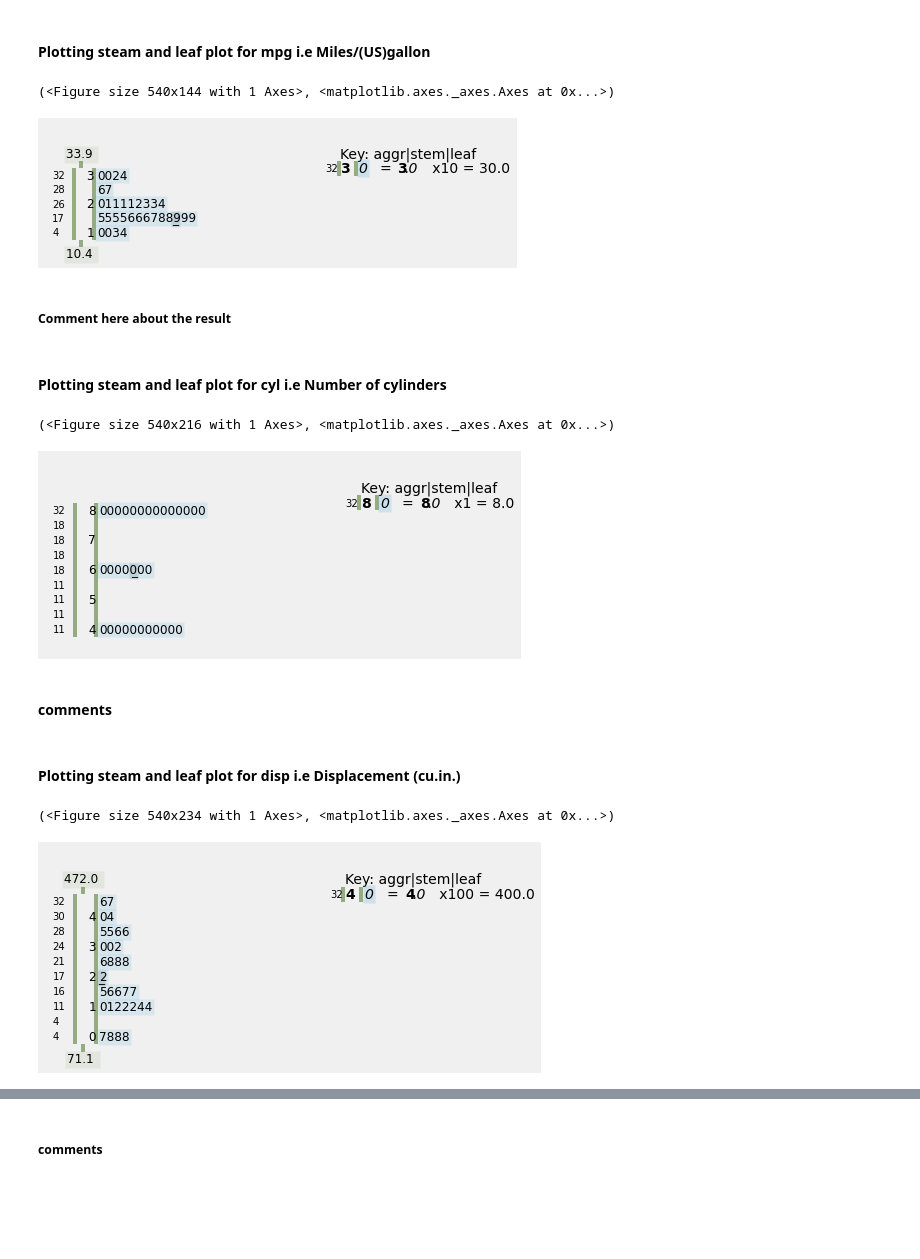
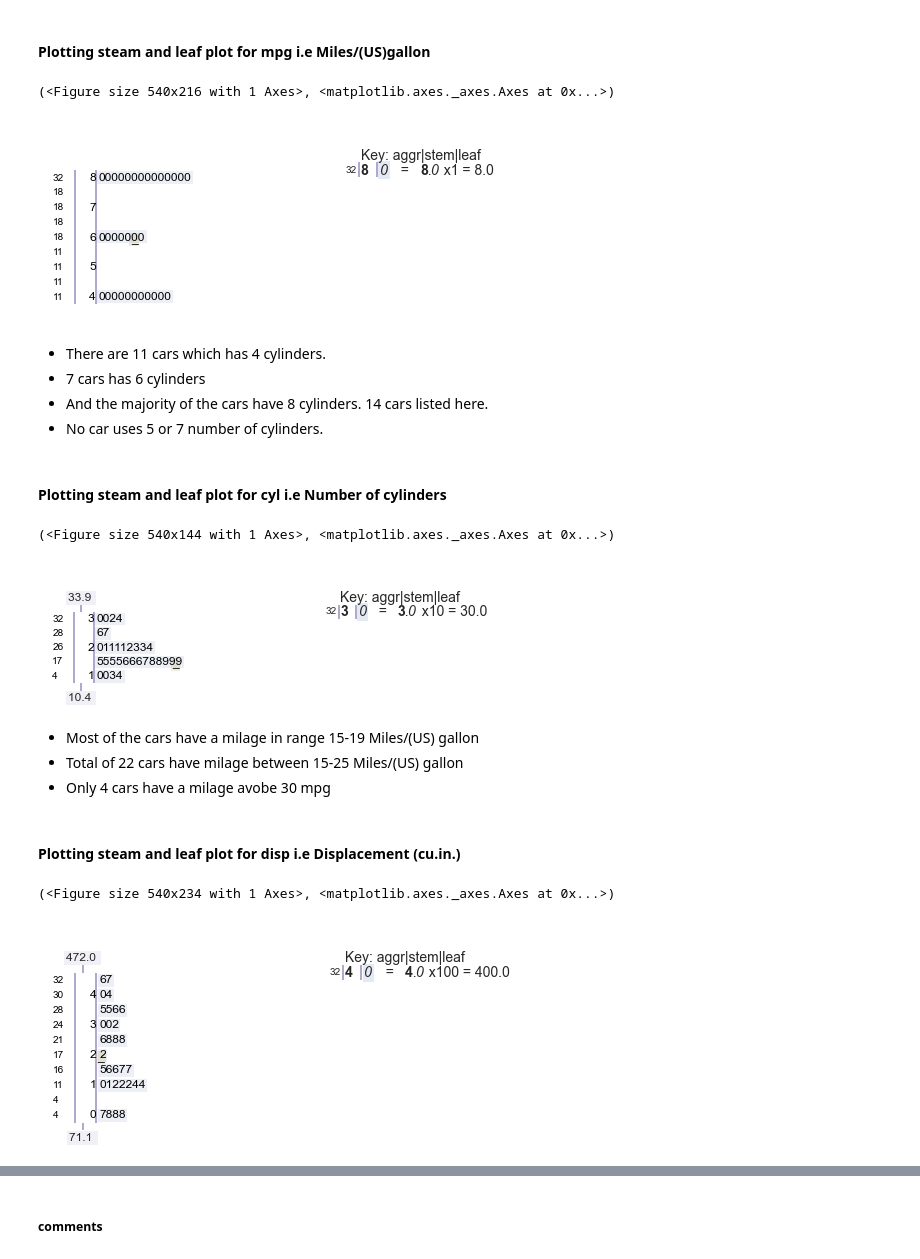
Before and after one commit to BuyingANew-Soul/CSE-520-Assignment-1, a Jupyter notebook: CSE 520 assignment 1.ipynb, the cells around one changed output, grey strips where cells are left out. Saved outputs shown, nothing was run; the diff lists cells and outputs as text; code cells hidden in the pictures; blank space fills up the shorter version.

Commit message:
added comments on the steam and leaf plots

```diff
--- a/CSE 520 assignment 1.ipynb
+++ b/CSE 520 assignment 1.ipynb
@@ -122,7 +120,7 @@ Name: am, dtype: float64
 #### Give a histogram for the variable ‘mpg (Miles/(US) gallon)’ and comment the plot
 # %%
 # ploting histogram for the column 'mpg'
-plt.style.use('fivethirtyeight')
+plt.style.use("seaborn")
 hist_plot = df['mpg'].hist(figsize=(15,7))
 hist_plot.set_title('Miles/(US) gallon Histogram')
 hist_plot.set_xlabel('mpg')
@@ -144,25 +142,30 @@ from stemgraphic import stem_graphic
 # %% [markdown]
 #### Plotting steam and leaf plot for mpg i.e Miles/(US)gallon
 # %%
-stem_graphic(df['mpg'])
+stem_graphic(df['cyl'], display=1200)
 # %% [output]
-(<Figure size 540x144 with 1 Axes>, <matplotlib.axes._axes.Axes at 0x...>)
+(<Figure size 540x216 with 1 Axes>, <matplotlib.axes._axes.Axes at 0x...>)
-[figure, old version]
+[figure, new version]
-# %% [markdown]
-##### Comment here about the result
+# %% [markdown]
+* There are 11 cars which has 4 cylinders.
+* 7 cars has 6 cylinders
+* And the majority of the cars have 8 cylinders. 14 cars listed here.
+* No car uses 5 or 7 number of cylinders.
 # %% [markdown]
 #### Plotting steam and leaf plot for cyl i.e Number of cylinders
 # %%
-stem_graphic(df['cyl'])
+stem_graphic(df['mpg'], display=1200)
 # %% [output]
-(<Figure size 540x216 with 1 Axes>, <matplotlib.axes._axes.Axes at 0x...>)
+(<Figure size 540x144 with 1 Axes>, <matplotlib.axes._axes.Axes at 0x...>)
-[figure, old version]
+[figure, new version]
-# %% [markdown]
-#### comments
+# %% [markdown]
+* Most of the cars have a milage in range 15-19 Miles/(US) gallon
+* Total of 22 cars have milage between 15-25 Miles/(US) gallon
+* Only 4 cars have a milage avobe 30 mpg
 # %% [markdown]
 #### Plotting steam and leaf plot for disp i.e Displacement (cu.in.)
 # %%
-stem_graphic(df['disp'])
+stem_graphic(df['disp'], display=1500)
 # %% [output]
 (<Figure size 540x234 with 1 Axes>, <matplotlib.axes._axes.Axes at 0x...>)
-[figure, old version]
+[figure, new version]
```
Also changed, not shown: parts of 48 cells of this notebook.
